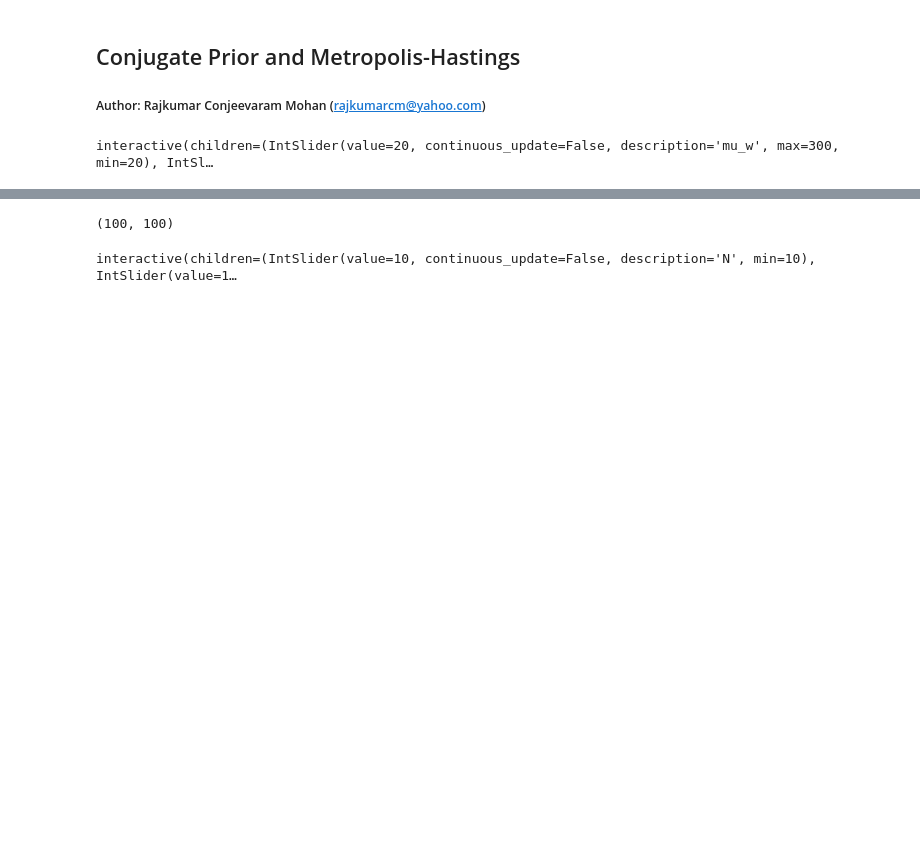
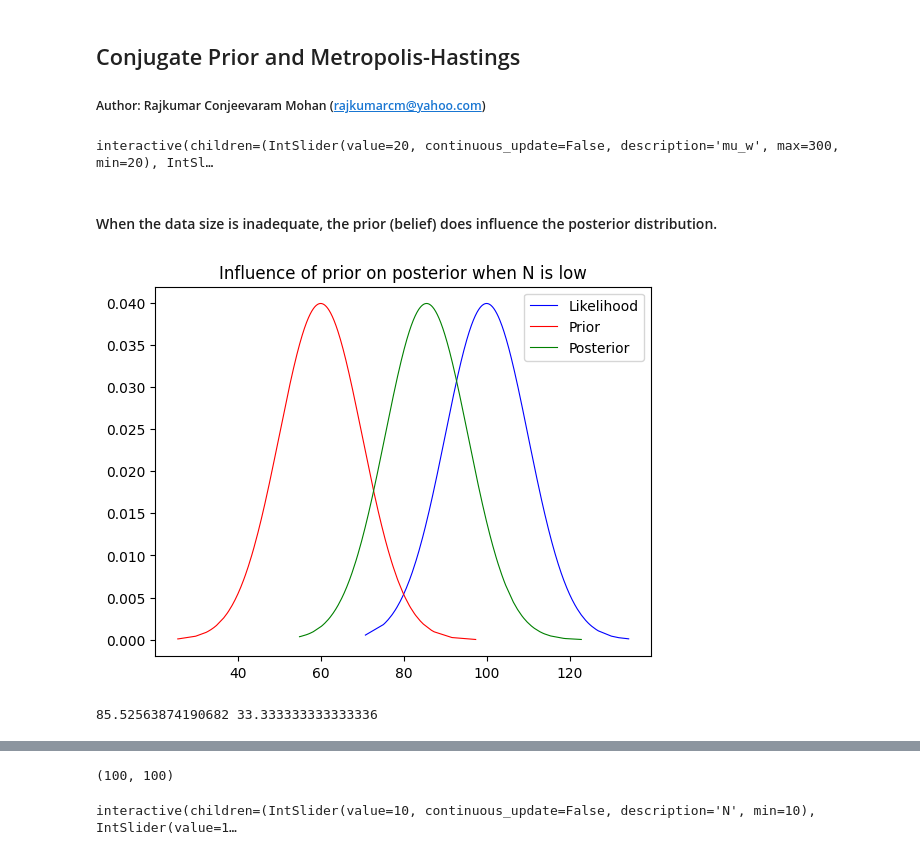
Before and after one commit to rajkumarcm/MachineLearning, a Jupyter notebook: Personal Experiments/Conjugate Prior and Metropolis Hastings.ipynb, the cells around one changed output, grey strips where cells are left out. Saved outputs shown, nothing was run; the diff lists cells and outputs as text; code cells hidden in the pictures; blank space fills up the shorter version.

```diff
--- a/Personal Experiments/Conjugate Prior and Metropolis Hastings.ipynb
+++ b/Personal Experiments/Conjugate Prior and Metropolis Hastings.ipynb
@@ -47,3 +47,10 @@ def plot_posterior(mu_w, N):
     print(mu_p, var_p)
 # %% [output]
 interactive(children=(IntSlider(value=20, continuous_update=False, description='mu_w', max=300, min=20), IntSl…
+# %% [markdown]
+<h4>When the data size is inadequate, the prior (belief) does influence the posterior distribution.</h4>
+# %%
+plot_posterior(mu_w=60, N=2)
+# %% [output]
+[figure, added]
+85.52563874190682 33.333333333333336
```
Also changed, not shown: parts of 2 cells of this notebook, 1 other file.
